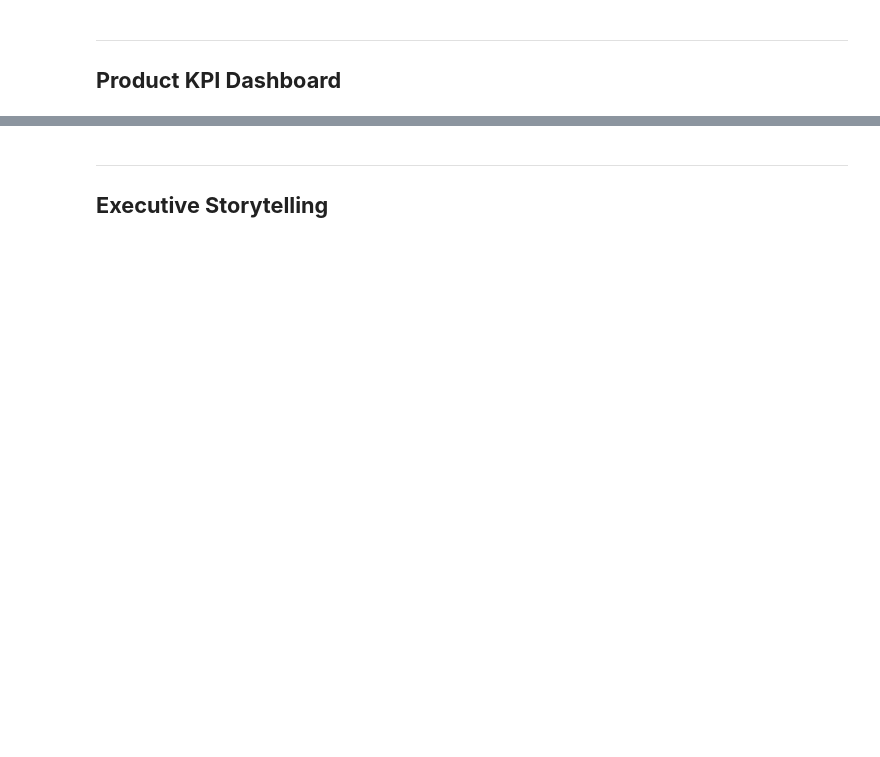
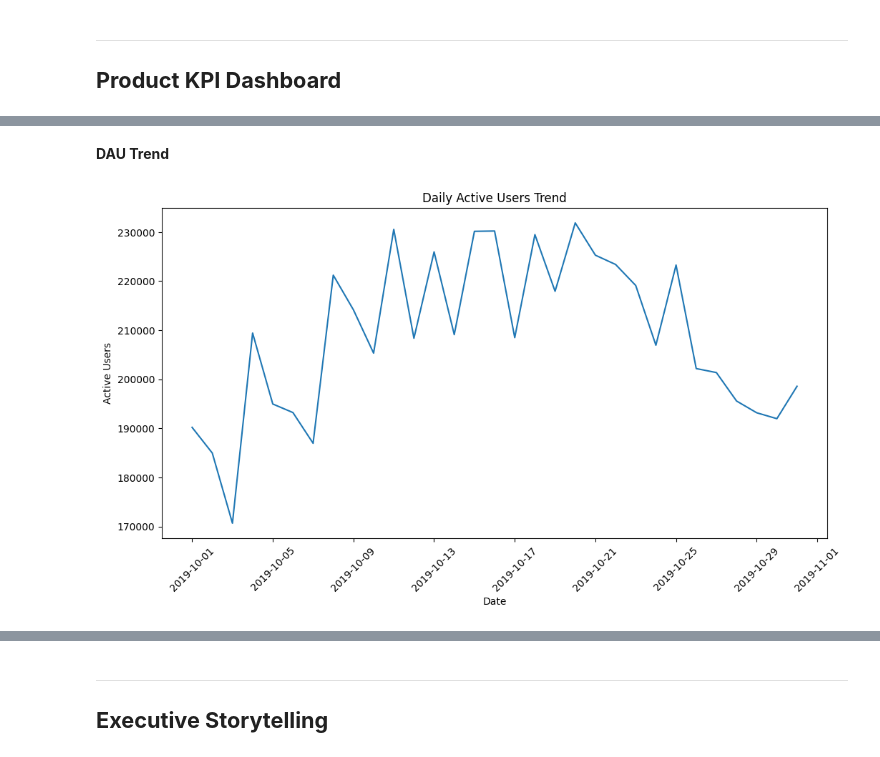
Before and after one commit to KHARCHISalahEddine/data-analysis-portfolio, a Jupyter notebook: projects/productpulse-analytics/notebooks/01_product_eda.ipynb, the cells around one changed output, grey strips where cells are left out. Drawn from its saved outputs; the diff is of its cells as text; code cells hidden in the pictures; blank space fills up the shorter version.

```diff
--- a/projects/productpulse-analytics/notebooks/01_product_eda.ipynb
+++ b/projects/productpulse-analytics/notebooks/01_product_eda.ipynb
@@ -394,0 +816,6 @@ plt.show()
+# %%
+# Extract calendar dimensions for KPI calculations.
+
+df["Date"] = df["event_time"].dt.date
+df["Week"] = df["event_time"].dt.to_period("W")
+df["Month"] = df["event_time"].dt.to_period("M")
@@ -394,0 +840,19 @@ plt.show()
+# %%
+# DAU
+daily_active_users = (
+    df.groupby("Date")["user_id"]
+    .nunique()
+    .reset_index(name="DAU")
+)
+# WAU
+weekly_active_users = (
+    df.groupby("Week")["user_id"]
+    .nunique()
+    .reset_index(name="WAU")
+)
+# MAU
+monthly_active_users = (
+    df.groupby("Month")["user_id"]
+    .nunique()
+    .reset_index(name="MAU")
+)
@@ -394,0 +955,21 @@ plt.show()
+# %% [markdown]
+**DAU Trend**
+# %%
+plt.figure(figsize=(12,6))
+
+plt.plot(
+    daily_active_users["Date"],
+    daily_active_users["DAU"]
+)
+
+plt.title("Daily Active Users Trend")
+
+plt.xlabel("Date")
+
+plt.ylabel("Active Users")
+
+plt.xticks(rotation=45)
+
+plt.show()
+# %% [output]
+[figure, added]
```
Also changed, not shown: parts of 69 cells of this notebook, 1 other file.
